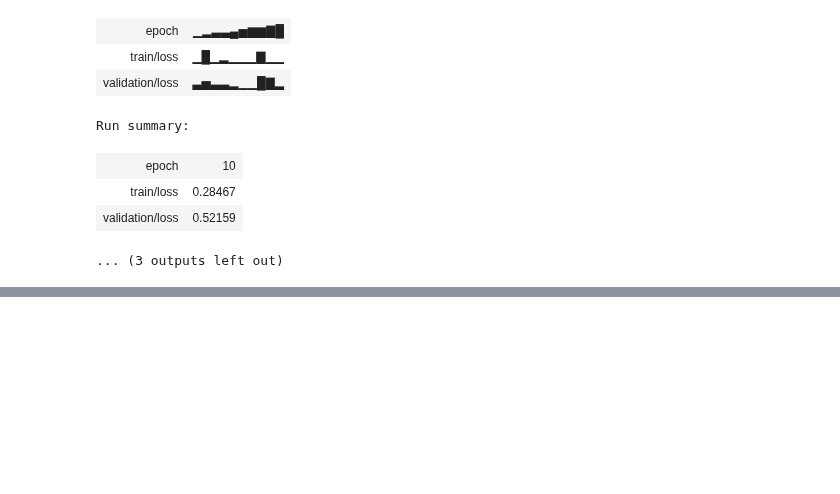
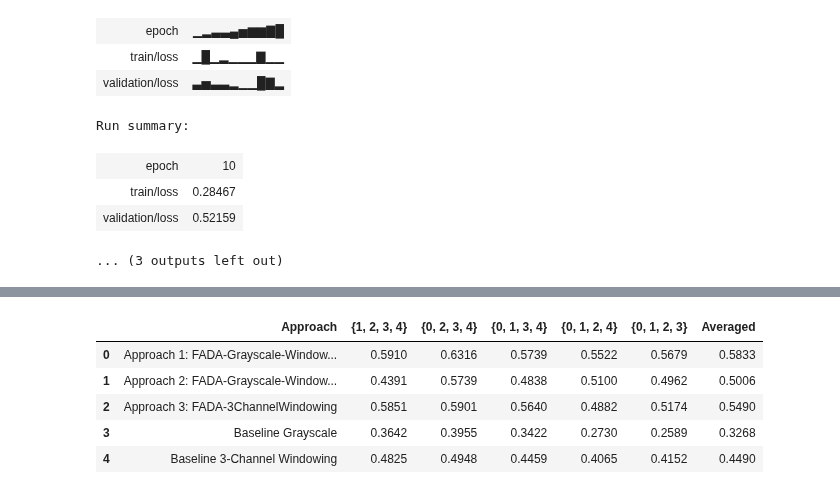
Before and after one commit to TimMachTUM/hsi-brain-segmentation, a Jupyter notebook: domain-adaptation.ipynb, the cells around one changed output, grey strips where cells are left out. Cells and saved outputs as stored; diff of their text form; code cells hidden in the pictures; blank space fills up the shorter version.

```diff
--- a/domain-adaptation.ipynb
+++ b/domain-adaptation.ipynb
@@ -800,0 +1150,81 @@ Run summary:
+# %%
+import pandas as pd
+import numpy as np
+from IPython.display import display
+
+# Data
+approach1 = {
+    0: {"Precision": 0.5352, "Recall": 0.6670, "DiceScore": 0.5910, "Accuracy": 0.8196},
+    1: {"Precision": 0.5303, "Recall": 0.7830, "DiceScore": 0.6316, "Accuracy": 0.7854},
+    2: {"Precision": 0.5292, "Recall": 0.6412, "DiceScore": 0.5739, "Accuracy": 0.8251},
+    3: {"Precision": 0.5170, "Recall": 0.6194, "DiceScore": 0.5522, "Accuracy": 0.8223},
+    4: {"Precision": 0.5572, "Recall": 0.6122, "DiceScore": 0.5679, "Accuracy": 0.8267},
+}
+
+approach2 = {
+    0: {"Precision": 0.5215, "Recall": 0.3836, "DiceScore": 0.4391, "Accuracy": 0.8105},
+    1: {"Precision": 0.5370, "Recall": 0.6201, "DiceScore": 0.5739, "Accuracy": 0.7871},
+    2: {"Precision": 0.5145, "Recall": 0.4671, "DiceScore": 0.4838, "Accuracy": 0.8076},
+    3: {"Precision": 0.4186, "Recall": 0.6554, "DiceScore": 0.5100, "Accuracy": 0.7725},
+    4: {"Precision": 0.4513, "Recall": 0.5585, "DiceScore": 0.4962, "Accuracy": 0.7865},
+}
+
+approach3 = {
+    0: {"Precision": 0.5057, "Recall": 0.7008, "DiceScore": 0.5851, "Accuracy": 0.8076},
+    1: {"Precision": 0.5496, "Recall": 0.6445, "DiceScore": 0.5901, "Accuracy": 0.7969},
+    2: {"Precision": 0.4882, "Recall": 0.6959, "DiceScore": 0.5640, "Accuracy": 0.7975},
+    3: {"Precision": 0.4675, "Recall": 0.5350, "DiceScore": 0.4882, "Accuracy": 0.8040},
+    4: {"Precision": 0.4793, "Recall": 0.5797, "DiceScore": 0.5174, "Accuracy": 0.8007},
+}
+
+baseline_grayscale = {
+    0: {"Precision": 0.6847, "Recall": 0.3061, "DiceScore": 0.3642, "Accuracy": 0.8222},
+    1: {"Precision": 0.5940, "Recall": 0.3265, "DiceScore": 0.3955, "Accuracy": 0.7941},
+    2: {"Precision": 0.6585, "Recall": 0.2905, "DiceScore": 0.3422, "Accuracy": 0.8192},
+    3: {"Precision": 0.6354, "Recall": 0.2208, "DiceScore": 0.2730, "Accuracy": 0.8240},
+    4: {"Precision": 0.6506, "Recall": 0.1889, "DiceScore": 0.2589, "Accuracy": 0.8196},
+}
+
+baseline_3ChannelWindowing = {
+    0: {"Precision": 0.4339, "Recall": 0.5488, "DiceScore": 0.4825, "Accuracy": 0.7693},
+    1: {"Precision": 0.4479, "Recall": 0.5558, "DiceScore": 0.4948, "Accuracy": 0.7320},
+    2: {"Precision": 0.3999, "Recall": 0.5096, "DiceScore": 0.4459, "Accuracy": 0.7490},
+    3: {"Precision": 0.3523, "Recall": 0.4823, "DiceScore": 0.4065, "Accuracy": 0.7404},
+    4: {"Precision": 0.3720, "Recall": 0.4754, "DiceScore": 0.4152, "Accuracy": 0.7452},
+}
+
+approaches = {
+    "Approach 1: FADA-Grayscale-Windowing:": approach1,
+    "Approach 2: FADA-Grayscale-Windowing-NoPretraining": approach2,
+    "Approach 3: FADA-3ChannelWindowing": approach3,
+    "Baseline Grayscale": baseline_grayscale,
+    "Baseline 3-Channel Windowing": baseline_3ChannelWindowing,
+}
+
+metrics = ["Precision", "Recall", "DiceScore", "Accuracy"]
+images = range(5)
+
+# Prepare data for the DiceScore table with approaches as rows
+dice_scores = []
+
+# Extract DiceScores for each approach and image
+for approach_name, data in approaches.items():
+    row = {"Approach": approach_name}
+    for image in images:
+        test_indices = set(images) - {image}
+        row[f"{test_indices}"] = round(data[image]["DiceScore"], 4)
+    # Add the average DiceScore for the approach
+    row["Averaged"] = round(np.mean([data[image]["DiceScore"] for image in images]), 4)
+    dice_scores.append(row)
+
+# Convert to DataFrame
+dice_df_transposed = pd.DataFrame(dice_scores)
+
+dice_df_transposed.head(n=6)
+# %% [output]
+|  | Approach | {1, 2, 3, 4} | {0, 2, 3, 4} | {0, 1, 3, 4} | {0, 1, 2, 4} | {0, 1, 2, 3} | Averaged |
+| 0 | Approach 1: FADA-Grayscale-Window... | 0.5910 | 0.6316 | 0.5739 | 0.5522 | 0.5679 | 0.5833 |
+| 1 | Approach 2: FADA-Grayscale-Window... | 0.4391 | 0.5739 | 0.4838 | 0.5100 | 0.4962 | 0.5006 |
+| 2 | Approach 3: FADA-3ChannelWindowing | 0.5851 | 0.5901 | 0.5640 | 0.4882 | 0.5174 | 0.5490 |
+| 3 | Baseline Grayscale | 0.3642 | 0.3955 | 0.3422 | 0.2730 | 0.2589 | 0.3268 |
+| 4 | Baseline 3-Channel Windowing | 0.4825 | 0.4948 | 0.4459 | 0.4065 | 0.4152 | 0.4490 |
```
Also changed, not shown: parts of 19 cells of this notebook, 2 other files.
